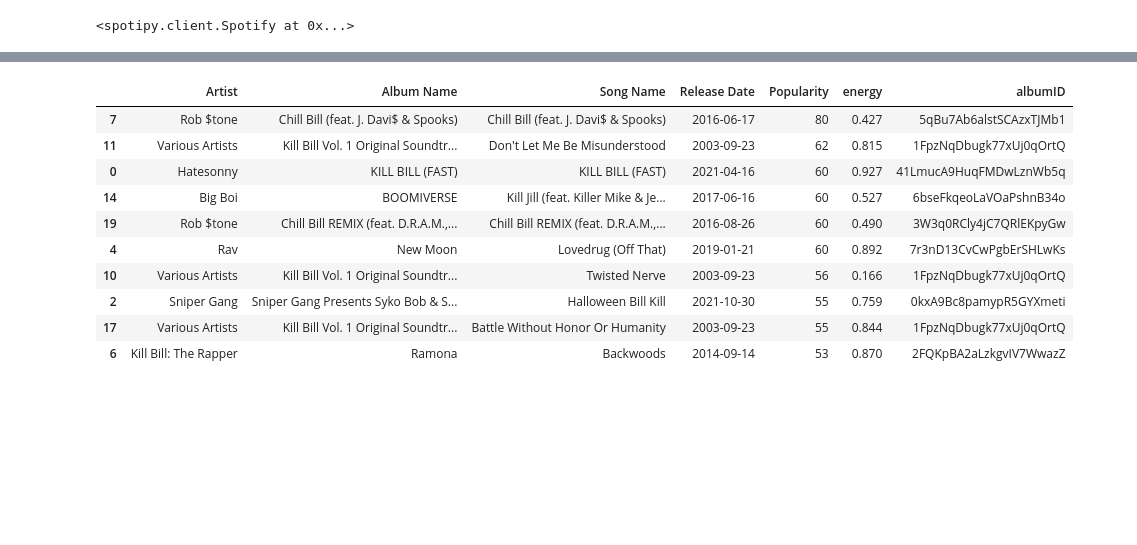
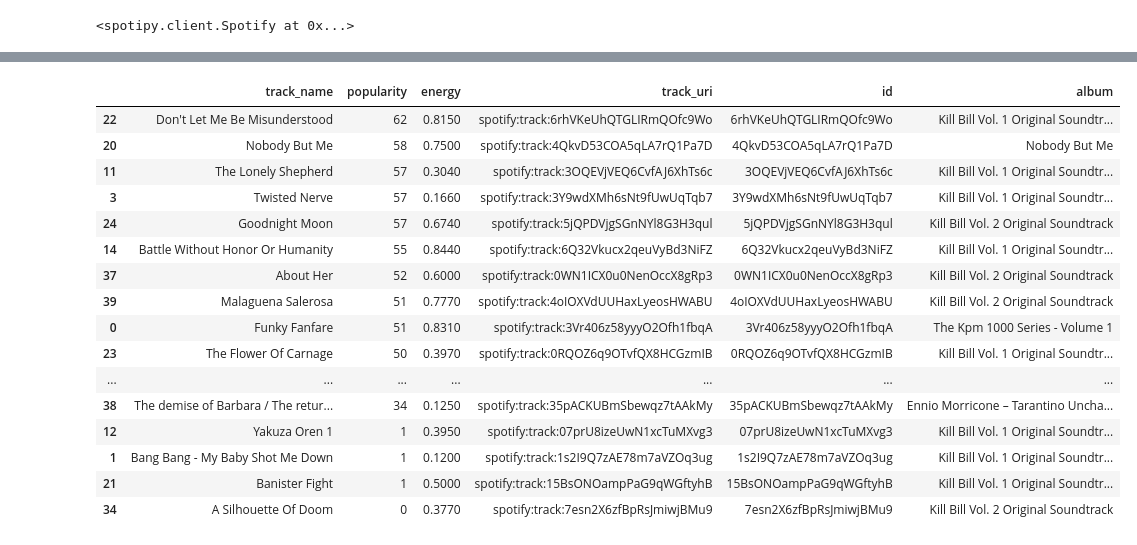
Before and after one commit to atathana/profanity_detector, a Jupyter notebook: notebooks/spotify-Song-Recommendation-System-1.ipynb, the cells around one changed output, grey strips where cells are left out. Cells and saved outputs as stored; diff of their text form; code cells hidden in the pictures; blank space fills up the shorter version.

Commit message:
Track list from No1 playlist in popularity order

```diff
--- a/notebooks/spotify-Song-Recommendation-System-1.ipynb
+++ b/notebooks/spotify-Song-Recommendation-System-1.ipynb
@@ -433,7 +518,7 @@ q=album%2Ctitanic&type=track
 Name: albumID, dtype: object
 # %%
 #playlist json
-name="spiderman"
+name="kill bill"
 playlists_json=spotify.search(query=name,search_type="playlist")
 playlists_json
 # %% [output]
@@ -506,0 +618,3 @@ sp
+# %%
+for track in sp.playlist_tracks(playlist_URI)["items"]:
+    print(track["track"]["popularity"])
@@ -507,10 +639,15 @@ sp
 # %%
+track_uri_lis= []
 for track in sp.playlist_tracks(playlist_URI)["items"]:
     #URI
     track_uri = track["track"]["uri"]
 
+    #id
+    track_id = track["track"]["id"]
+
     #Track name
     track_name = track["track"]["name"]
+    popularity=track["track"]["popularity"]
 
     #Main Artist
     artist_uri = track["track"]["artists"][0]["uri"]
@@ -526,3 +663,23 @@ for track in sp.playlist_tracks(playlist_URI)["items"]:
 
     #Popularity of the track
     track_pop = track["track"]["popularity"]
+    #energy
+    energy=sp.audio_features(track_uri)[0]["energy"]
+
+    all_lis=[track_name,popularity,energy,track_uri,track_id,album]
+    track_uri_lis.append((all_lis))
+track_uri_lis
+
+playlist_df = pd.DataFrame(track_uri_lis,index=None,columns=('track_name',"popularity","energy",'track_uri',"id",'album'))
+Track_df=playlist_df
+
+#     need_playlist= []
+#     for i, item in enumerate(playlists_json["playlists"]["items"]):
+#         need_playlist.append((i,
+#                               track_uri,
+#                           track_name,
+#                           track_pop,
+#                          ))
+#     need_playlist
+# #     playlist_df = pd.DataFrame(need_playlist,index=None,columns=('item','Name','PlaylistURL','ID','ImageURL'))
+# #     playlist_df
@@ -632,3 +685,0 @@ KeyError: 'tracks'
-# %%
-Track_df = pd.DataFrame(need, index=None, columns=('Item', 'Artist', 'Album Name', 'Id', 'Song Name', 'Release Date', 'Popularity',"albumID"))
-Track_df .head(10)
@@ -714,15 +706,27 @@ Sort_DF
 # %%
-chart_df = Sort_DF[['Artist', 'Album Name', 'Song Name', 'Release Date', 'Popularity',"energy","albumID"]]
-chart_df
+Sort_DF =Track_df.sort_values(by=['popularity'], ascending=False)
+Sort_DF
+
+#chart df
+# chart_df = Sort_DF[['Artist', 'Album Name', 'Song Name', 'Release Date', 'Popularity',"energy","albumID"]]
+# Name_of_Feat="energy"
+
+# return chart_df
 # %% [output]
-|  | Artist | Album Name | Song Name | Release Date | Popularity | energy | albumID |
-| 7 | Rob $tone | Chill Bill (feat. J. Davi$ & Spooks) | Chill Bill (feat. J. Davi$ & Spooks) | 2016-06-17 | 80 | 0.427 | 5qBu7Ab6alstSCAzxTJMb1 |
-| 11 | Various Artists | Kill Bill Vol. 1 Original Soundtr... | Don't Let Me Be Misunderstood | 2003-09-23 | 62 | 0.815 | 1FpzNqDbugk77xUj0qOrtQ |
-| 0 | Hatesonny | KILL BILL (FAST) | KILL BILL (FAST) | 2021-04-16 | 60 | 0.927 | 41LmucA9HuqFMDwLznWb5q |
-| 14 | Big Boi | BOOMIVERSE | Kill Jill (feat. Killer Mike & Je... | 2017-06-16 | 60 | 0.527 | 6bseFkqeoLaVOaPshnB34o |
-| 19 | Rob $tone | Chill Bill REMIX (feat. D.R.A.M.,... | Chill Bill REMIX (feat. D.R.A.M.,... | 2016-08-26 | 60 | 0.490 | 3W3q0RCly4jC7QRlEKpyGw |
-| 4 | Rav | New Moon | Lovedrug (Off That) | 2019-01-21 | 60 | 0.892 | 7r3nD13CvCwPgbErSHLwKs |
-| 10 | Various Artists | Kill Bill Vol. 1 Original Soundtr... | Twisted Nerve | 2003-09-23 | 56 | 0.166 | 1FpzNqDbugk77xUj0qOrtQ |
-| 2 | Sniper Gang | Sniper Gang Presents Syko Bob & S... | Halloween Bill Kill | 2021-10-30 | 55 | 0.759 | 0kxA9Bc8pamypR5GYXmeti |
-| 17 | Various Artists | Kill Bill Vol. 1 Original Soundtr... | Battle Without Honor Or Humanity | 2003-09-23 | 55 | 0.844 | 1FpzNqDbugk77xUj0qOrtQ |
-| 6 | Kill Bill: The Rapper | Ramona | Backwoods | 2014-09-14 | 53 | 0.870 | 2FQKpBA2aLzkgvIV7WwazZ |
+|  | track_name | popularity | energy | track_uri | id | album |
+| 22 | Don't Let Me Be Misunderstood | 62 | 0.8150 | spotify:track:6rhVKeUhQTGLIRmQOfc9Wo | 6rhVKeUhQTGLIRmQOfc9Wo | Kill Bill Vol. 1 Original Soundtr... |
+| 20 | Nobody But Me | 58 | 0.7500 | spotify:track:4QkvD53COA5qLA7rQ1Pa7D | 4QkvD53COA5qLA7rQ1Pa7D | Nobody But Me |
+| 11 | The Lonely Shepherd | 57 | 0.3040 | spotify:track:3OQEVjVEQ6CvfAJ6XhTs6c | 3OQEVjVEQ6CvfAJ6XhTs6c | Kill Bill Vol. 1 Original Soundtr... |
+| 3 | Twisted Nerve | 57 | 0.1660 | spotify:track:3Y9wdXMh6sNt9fUwUqTqb7 | 3Y9wdXMh6sNt9fUwUqTqb7 | Kill Bill Vol. 1 Original Soundtr... |
+| 24 | Goodnight Moon | 57 | 0.6740 | spotify:track:5jQPDVjgSGnNYl8G3H3qul | 5jQPDVjgSGnNYl8G3H3qul | Kill Bill Vol. 2 Original Soundtrack |
+| 14 | Battle Without Honor Or Humanity | 55 | 0.8440 | spotify:track:6Q32Vkucx2qeuVyBd3NiFZ | 6Q32Vkucx2qeuVyBd3NiFZ | Kill Bill Vol. 1 Original Soundtr... |
+| 37 | About Her | 52 | 0.6000 | spotify:track:0WN1ICX0u0NenOccX8gRp3 | 0WN1ICX0u0NenOccX8gRp3 | Kill Bill Vol. 2 Original Soundtrack |
+| 39 | Malaguena Salerosa | 51 | 0.7770 | spotify:track:4oIOXVdUUHaxLyeosHWABU | 4oIOXVdUUHaxLyeosHWABU | Kill Bill Vol. 2 Original Soundtrack |
+| 0 | Funky Fanfare | 51 | 0.8310 | spotify:track:3Vr406z58yyyO2Ofh1fbqA | 3Vr406z58yyyO2Ofh1fbqA | The Kpm 1000 Series - Volume 1 |
+| 23 | The Flower Of Carnage | 50 | 0.3970 | spotify:track:0RQOZ6q9OTvfQX8HCGzmIB | 0RQOZ6q9OTvfQX8HCGzmIB | Kill Bill Vol. 1 Original Soundtr... |
+| ... | ... | ... | ... | ... | ... | ... |
+| 38 | The demise of Barbara / The retur... | 34 | 0.1250 | spotify:track:35pACKUBmSbewqz7tAAkMy | 35pACKUBmSbewqz7tAAkMy | Ennio Morricone – Tarantino Uncha... |
+| 12 | Yakuza Oren 1 | 1 | 0.3950 | spotify:track:07prU8izeUwN1xcTuMXvg3 | 07prU8izeUwN1xcTuMXvg3 | Kill Bill Vol. 1 Original Soundtr... |
+| 1 | Bang Bang - My Baby Shot Me Down | 1 | 0.1200 | spotify:track:1s2I9Q7zAE78m7aVZOq3ug | 1s2I9Q7zAE78m7aVZOq3ug | Kill Bill Vol. 1 Original Soundtr... |
+| 21 | Banister Fight | 1 | 0.5000 | spotify:track:15BsONOampPaG9qWGftyhB | 15BsONOampPaG9qWGftyhB | Kill Bill Vol. 1 Original Soundtr... |
+| 34 | A Silhouette Of Doom | 0 | 0.3770 | spotify:track:7esn2X6zfBpRsJmiwjBMu9 | 7esn2X6zfBpRsJmiwjBMu9 | Kill Bill Vol. 2 Original Soundtrack |
```
Also changed, not shown: parts of 46 cells of this notebook, 3 other files.
